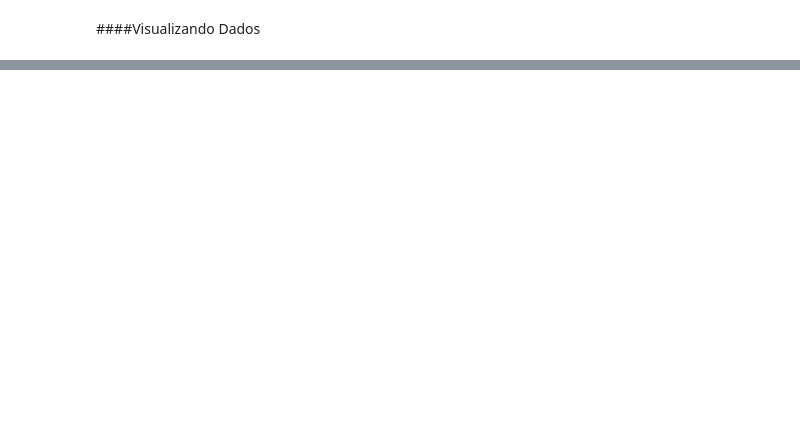
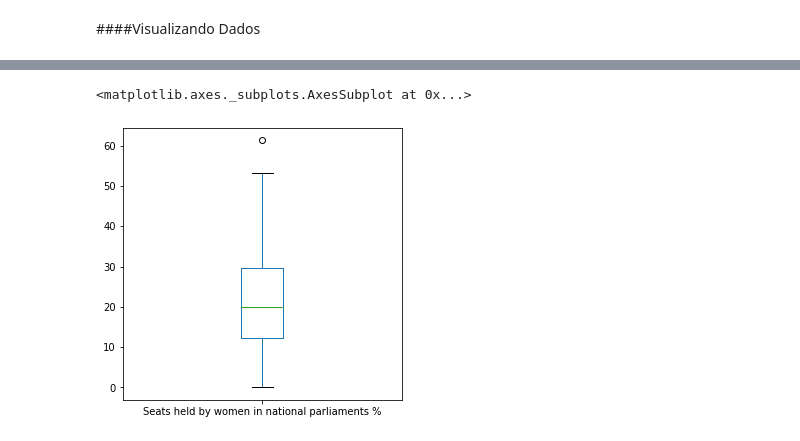
Before and after one commit to hitallocavas/covid-19-data-analysis, a Jupyter notebook: covid_19_analisys.ipynb, the cells around one changed output, grey strips where cells are left out. Saved outputs shown, nothing was run; the diff lists cells and outputs as text; code cells hidden in the pictures; blank space fills up the shorter version.

```diff
--- a/covid_19_analisys.ipynb
+++ b/covid_19_analisys.ipynb
@@ -218,0 +263,16 @@ columns_dict[21]
+# %%
+def myFunc(x):
+  for i in range(x.size):
+    try:
+      x[i] = float(x[i])
+      if (x[i] == -99.0):
+        x[i] = np.nan
+    except:
+      if (x[i] == None or x[i] == '...'):
+        x[i] = np.nan
+      elif (x[i][0] == '~' or x[i][0] == '-'): #para o caso -~0
+        x[i] = 0.0
+  return x
+country_profile_variables = country_profile_variables.transform(myFunc)
+kiva_country_profile_variables = kiva_country_profile_variables.transform(myFunc)
+country_profile_variables
@@ -218,0 +351,4 @@ columns_dict[21]
+# %%
+country_profiles = pd.concat([kiva_country_profile_variables, country_profile_variables])
+pd.set_option('display.max_rows', None)
+country_profiles.sort_values(by=['country'])
@@ -220,0 +394,3 @@ columns_dict[21]
+# %%
+country_profiles = country_profiles.drop_duplicates().sort_values(by='country').reset_index(drop=True)
+country_profiles['country'].mode()
@@ -677,0 +935,5 @@ plt.plot(usa_vaccinations['daily_vaccinations'],usa_vaccinations['date'])
+# %%
+country_profiles[column_name].plot.box(figsize=(5, 5))
+# %% [output]
+<matplotlib.axes._subplots.AxesSubplot at 0x...>
+[figure, added]
```
Also changed, not shown: parts of 75 cells of this notebook.
